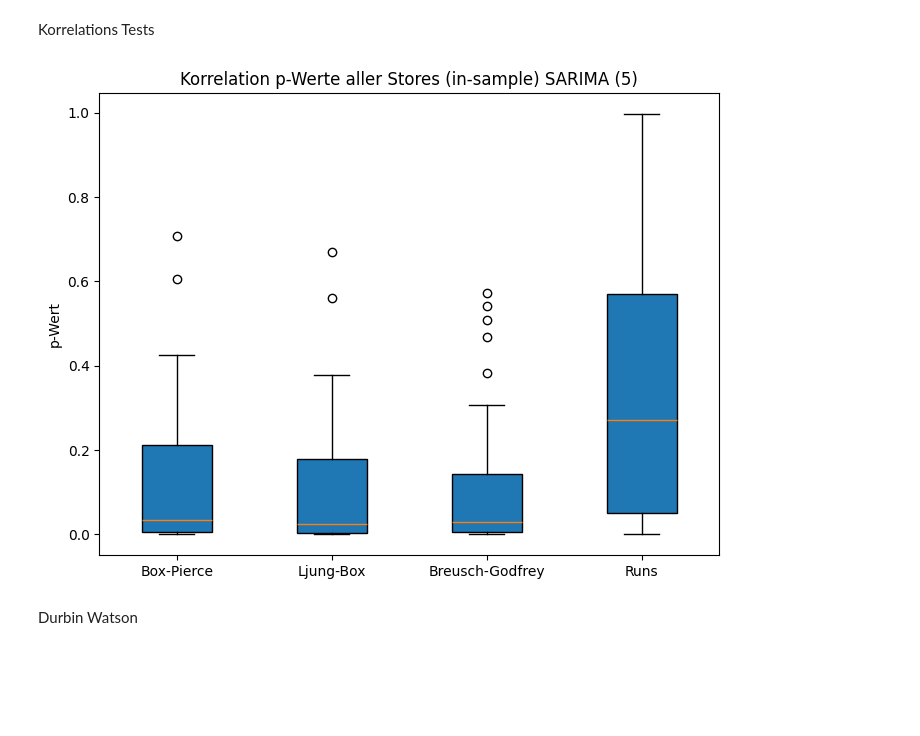
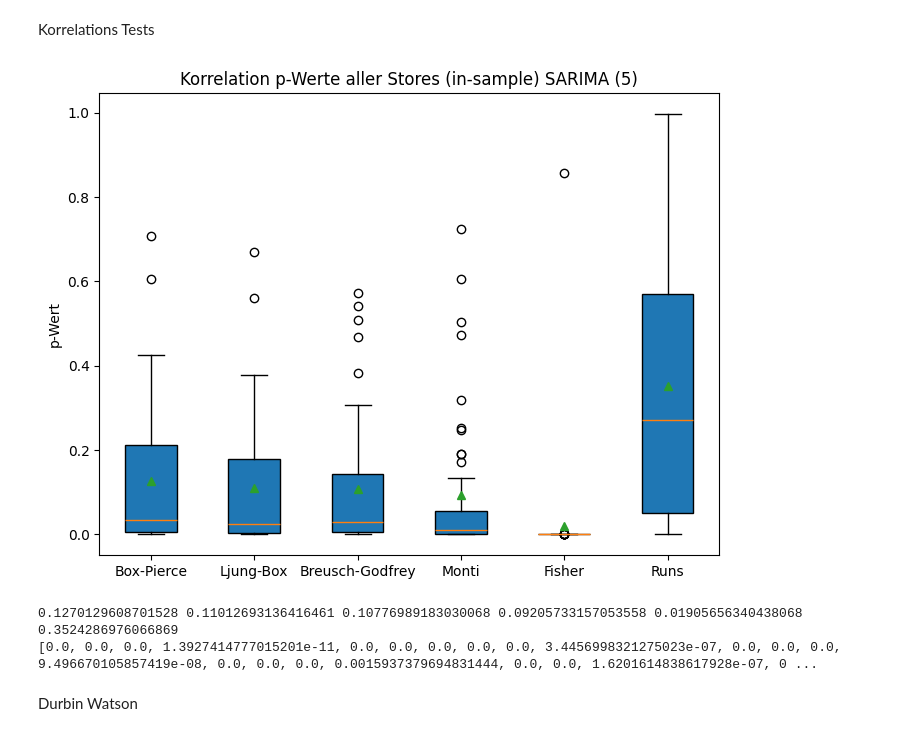
Before and after one commit to netalivo/Bachelor, a Jupyter notebook: main_all_stores.ipynb, the cells around one changed output. Cells and saved outputs as stored; diff of their text form; code cells hidden in the pictures; blank space fills up the shorter version.

Commit message:
added monti and fisher test

```diff
--- a/main_all_stores.ipynb
+++ b/main_all_stores.ipynb
@@ -74,6 +74,8 @@ bp_pvalues = []
 lb_pvalues = []
 bg_pvalues = []
 rt_pvalues = []
+m_pvalues = []
+f_pvalues = []
 
 # Für jeden Store von 1 bis 45:
 for store in range(1, 46):
@@ -95,37 +97,62 @@ for store in range(1, 46):
             lb_pvalues.append(np.nan)
         # Breusch-Godfrey Test
         try:
             _, p_value = breusch_godfrey_test(resid, False, lags=10)
             bg_pvalues.append(p_value)
         except Exception as e:
             print(f"Fehler beim Breusch-Godfrey Test für Store {store}: {e}")
             bg_pvalues.append(np.nan)
+        # Monti Test
+        try:
+            sarima_params  = optimal_orders_5.get(str(store))
+            order = tuple(sarima_params["order"])
+            _, p_value = monti_test(resid, p = order[0], q = order[2], print_results = False)
+            m_pvalues.append(p_value)
+        except Exception as e:
+            print(f"Fehler beim Monti Test für Store {store}: {e}")
+            m_pvalues.append(np.nan)
+        # Fisher Test
+        try:
+            sarima_params  = optimal_orders_5.get(str(store))
+            order = tuple(sarima_params["order"])
+            _, p_value = fisher_test(resid, m = 4, p = order[0], q = order[2], print_results = False)
+            f_pvalues.append(p_value)
+        except Exception as e:
+            print(f"Fehler beim Fisher Test für Store {store}: {e}")
+            f_pvalues.append(np.nan)
         # Runs Test
         try:
             _, p_value = run_test(resid, False)
             rt_pvalues.append(p_value)
         except Exception as e:
             print(f"Fehler beim Runs Test für Store {store}: {e}")
             rt_pvalues.append(np.nan)
     else:
         bp_pvalues.append(np.nan)
         lb_pvalues.append(np.nan)
         bg_pvalues.append(np.nan)
         rt_pvalues.append(np.nan)
+        m_pvalues.append(np.nan)
+        f_pvalues.append(np.nan)
 
 
-pvalues = np.column_stack([bp_pvalues, lb_pvalues, bg_pvalues, rt_pvalues])
+pvalues = np.column_stack([bp_pvalues, lb_pvalues, bg_pvalues, m_pvalues, f_pvalues, rt_pvalues])
 
 
 # Erstelle einen Boxplot der p-Werte
 plt.figure(figsize=(8, 6))
-plt.boxplot(pvalues, patch_artist=True)
+plt.boxplot(pvalues, patch_artist=True, showmeans=True)
 plt.title("Korrelation p-Werte aller Stores (in-sample) SARIMA (5)")
 plt.ylabel("p-Wert")
-plt.xticks([1, 2, 3, 4], ["Box-Pierce", "Ljung-Box", "Breusch-Godfrey", "Runs"])
+plt.xticks([1, 2, 3, 4, 5, 6], ["Box-Pierce", "Ljung-Box", "Breusch-Godfrey", "Monti", "Fisher", "Runs"])
 plt.show()
+
+print(np.mean(bp_pvalues), np.mean(lb_pvalues), np.mean(bg_pvalues), np.mean(m_pvalues), np.mean(f_pvalues), np.mean(rt_pvalues))
+print(f_pvalues)
 # %% [output]
-[figure, old version]
+[figure, new version]
+0.1270129608701528 0.11012693136416461 0.10776989183030068 0.09205733157053558 0.01905656340438068 0.3524286976066869
+[0.0, 0.0, 0.0, 1.3927414777015201e-11, 0.0, 0.0, 0.0, 0.0, 0.0, 3.4456998321275023e-07, 0.0, 0.0, 0.0, 9.496670105857419e-08, 0.0, 0.0, 0.0, 0.0015937379694831444, 0.0, 0.0, 1.6201614838617928e-07, 0 ...
 # %% [markdown]
 Durbin Watson
 # %%
```
Also changed, not shown: parts of 7 cells of this notebook, 2 other files.
